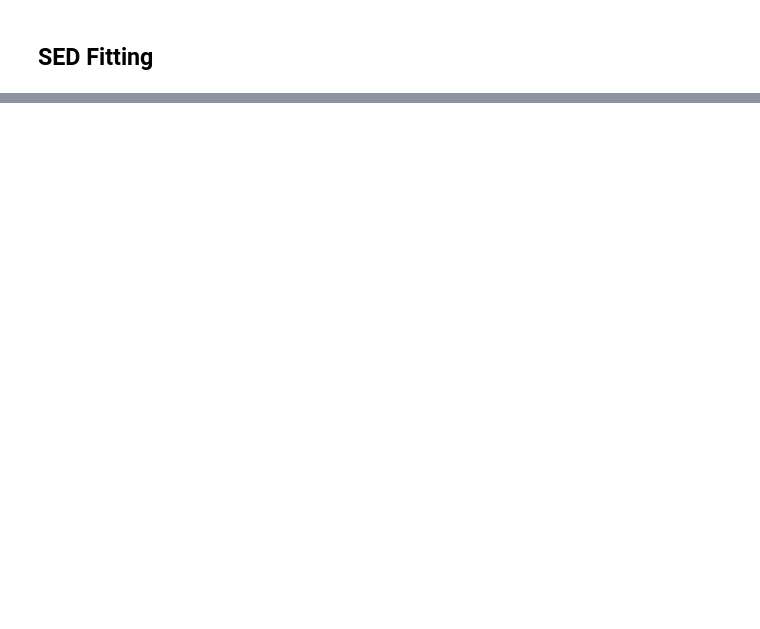
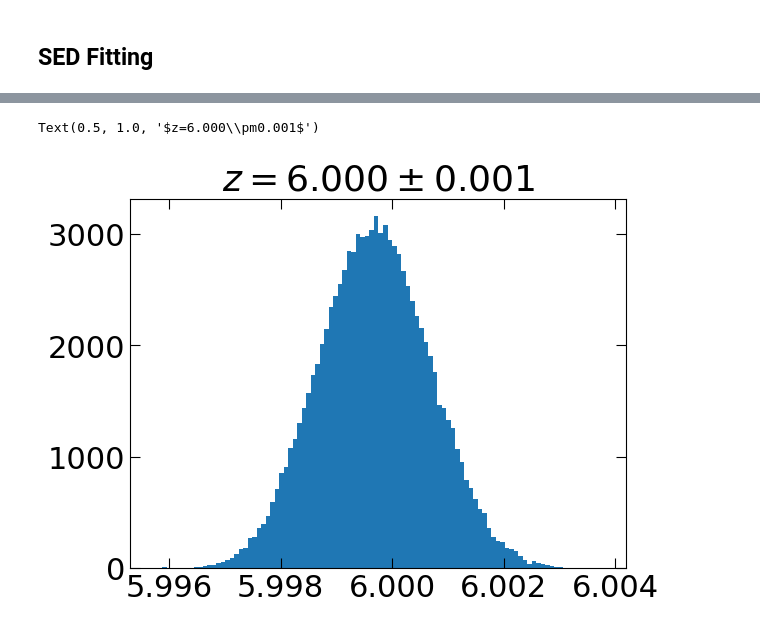
Before and after one commit to xbyrne/glq_mpia, a Jupyter notebook: notebooks/_figures_for_paper.ipynb, the cells around one changed output, grey strips where cells are left out. Cells and saved outputs as stored; diff of their text form; code cells hidden in the pictures; blank space fills up the shorter version.

```diff
--- a/notebooks/_figures_for_paper.ipynb
+++ b/notebooks/_figures_for_paper.ipynb
@@ -523,0 +542,11 @@ Text(0.5, 1.0, '$z=5.979\\pm0.002$')
+# %%
+lhzq_cois = [1143273115, 1599741416]
+arch_cois = [1621863463, 1695974542]
+coi = arch_cois[0]
+redshift_samples = np.ravel(q_samples[cois==coi,:,:,-1][0])
+# redshift_samples = redshift_samples[redshift_samples<6]
+plt.hist(np.ravel(redshift_samples), bins=100);
+plt.title(rf'$z={np.mean(redshift_samples):.3f}\pm{np.std(redshift_samples):.3f}$')
+# %% [output]
+Text(0.5, 1.0, '$z=6.000\\pm0.001$')
+[figure, added]
```
Also changed, not shown: parts of 5 cells of this notebook, 3 other files.
